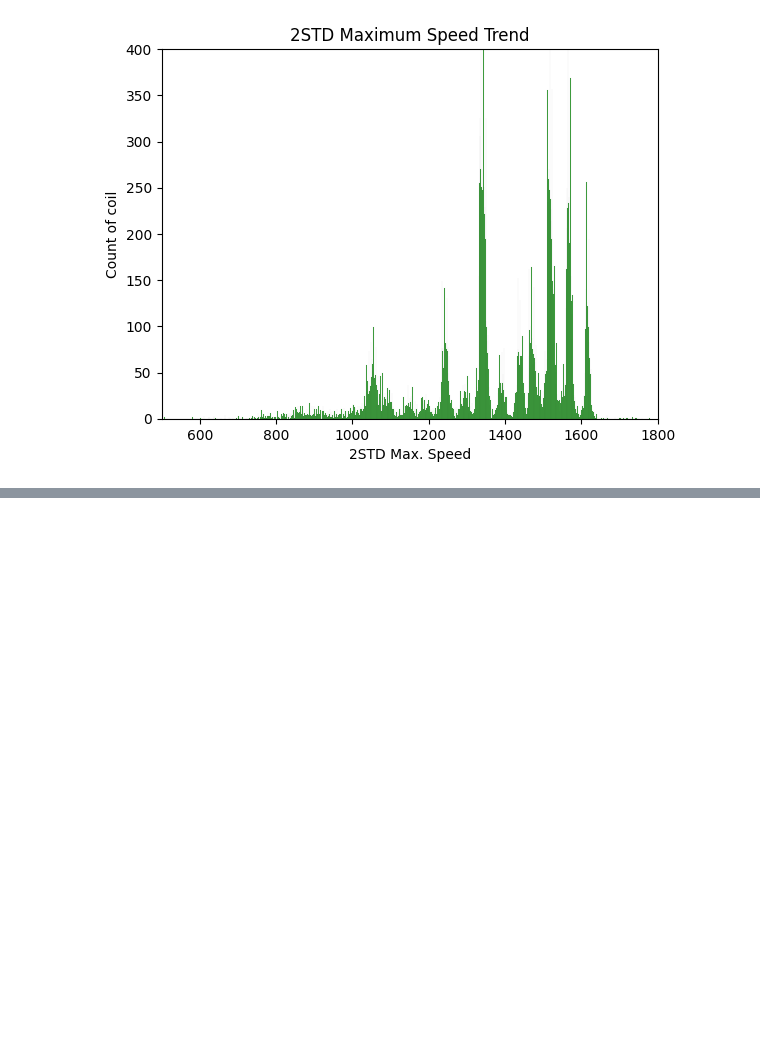
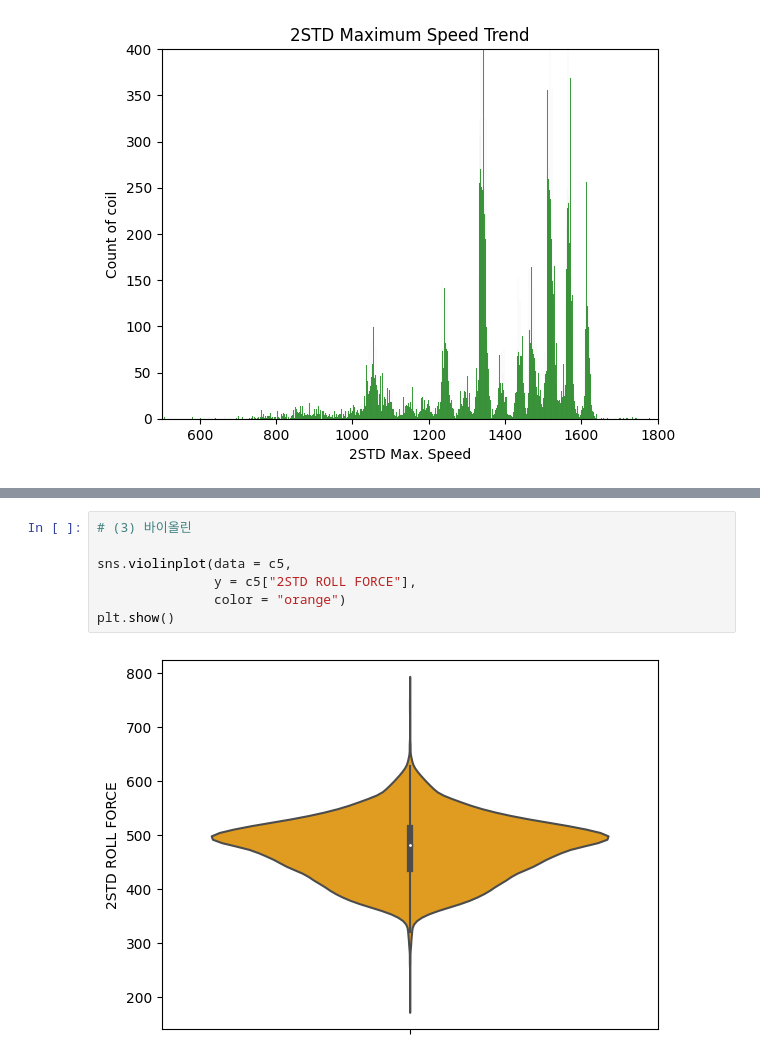
Before and after one commit to joahyot/202308_python_training_YJ, a Jupyter notebook: review02.ipynb, the cells around one changed output, grey strips where cells are left out. Saved outputs shown, nothing was run; the diff lists cells and outputs as text; blank space fills up the shorter version.

```diff
--- a/review02.ipynb
+++ b/review02.ipynb
@@ -449,0 +467,9 @@ sns.boxplot()
+# %%
+# (3) 바이올린
+
+sns.violinplot(data = c5,
+               y = c5["2STD ROLL FORCE"],
+               color = "orange")
+plt.show()
+# %% [output]
+[figure, added]
```
Also changed, not shown: parts of 3 cells of this notebook, 2 other files.
